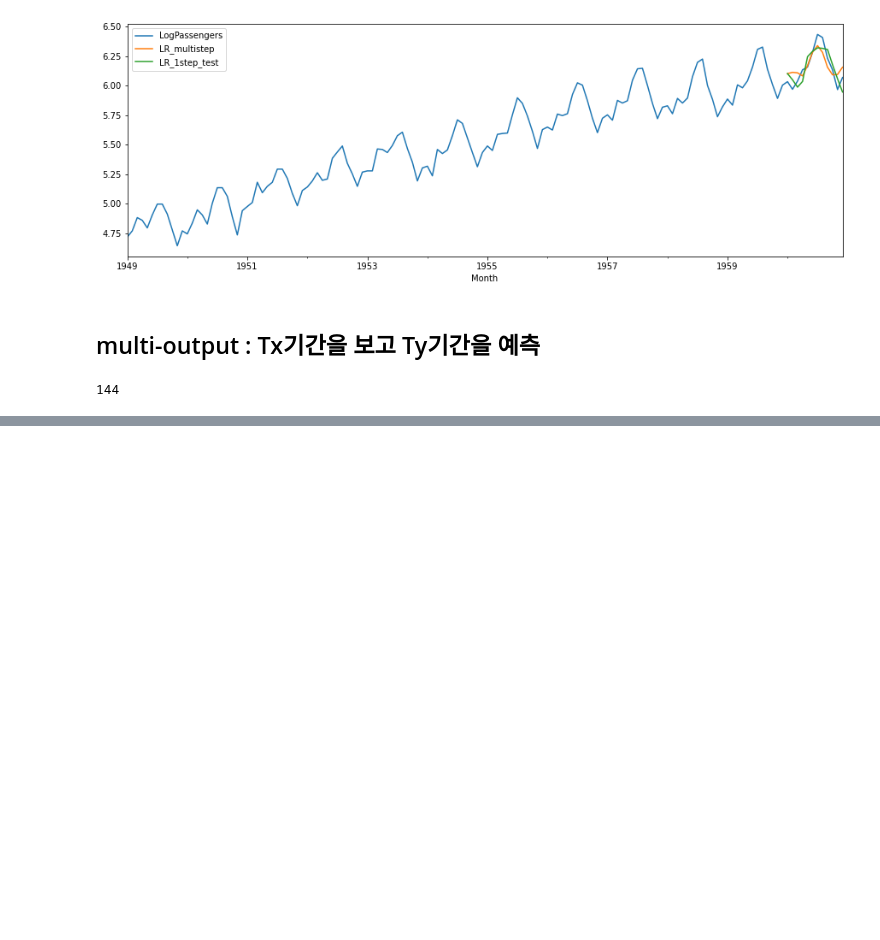
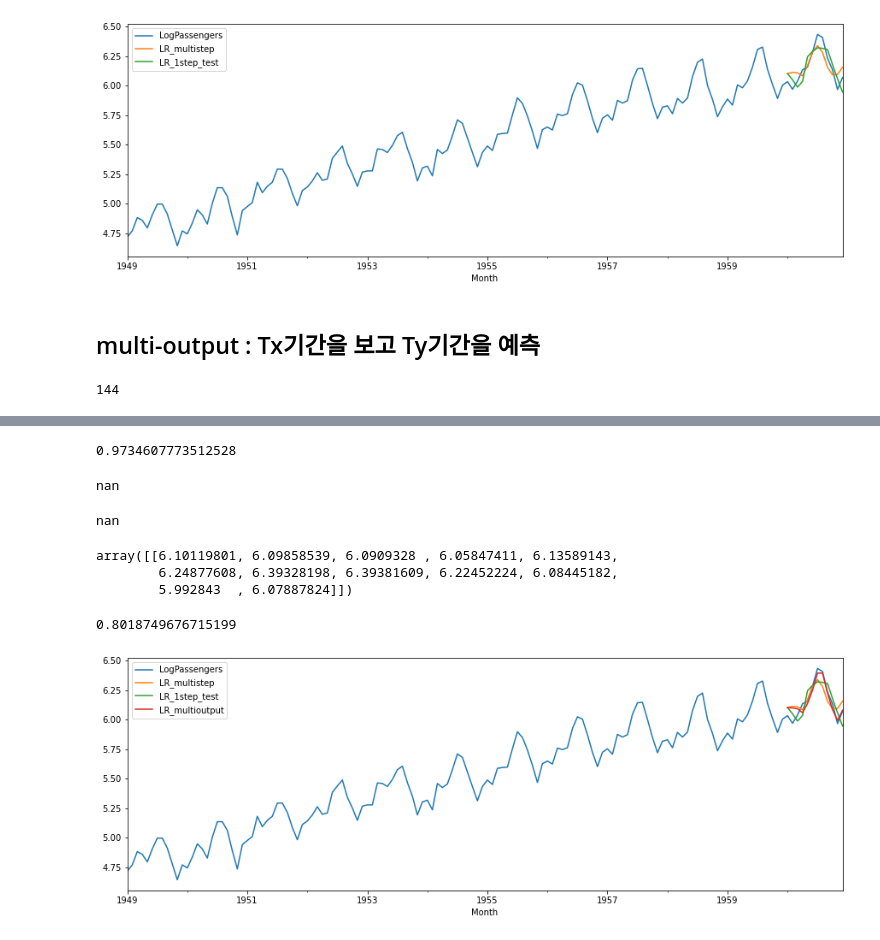
Before and after one commit to 21ckwj/Data-Analysis, a Jupyter notebook: lazy_timeseries/airpassenger1_nodifferencing.ipynb, the cells around one changed output, grey strips where cells are left out. Saved outputs shown, nothing was run; the diff lists cells and outputs as text; code cells hidden in the pictures; blank space fills up the shorter version.

```diff
--- a/lazy_timeseries/airpassenger1_nodifferencing.ipynb
+++ b/lazy_timeseries/airpassenger1_nodifferencing.ipynb
@@ -183,14 +192,15 @@ len(series)
 # %% [output]
 144
 # %%
+# T기간을 훈련시켜 Ty기간을 예측
 Tx=T
 Ty=Ntest
 X=[]
 Y=[]
 
-for t in range(len(series)-Tx-Ty):
+for t in range(len(series)-Tx-Ty+1):
     x = series[t:t+Tx]
-    y = series[t+Tx:t+Tx+Ty]
+    y = series[t+Tx : t+Tx+Ty]
     X.append(x)
     Y.append(y)
 # %%
@@ -205,0 +224,36 @@ Xtest_m, Ytest_m = X[-1:], Y[-1:]
+# %%
+lr.fit(Xtrain_m,Ytrain_m)
+lr.score(Xtrain_m,Ytrain_m)
+# %% [output]
+0.9734607773512528
+# %%
+# SST is zero!
+lr.score(Xtest_m, Ytest_m)
+# %% [output]
+nan
+# %%
+from sklearn.metrics import r2_score
+
+r2_score(lr.predict(Xtest_m),Ytest_m)
+# %% [output]
+nan
+# %%
+# 예측값이 이중array로 되어있어 계산불가
+lr.predict(Xtest_m)
+# %% [output]
+array([[6.10119801, 6.09858539, 6.0909328 , 6.05847411, 6.13589143,
+        6.24877608, 6.39328198, 6.39381609, 6.22452224, 6.08445182,
+        5.992843  , 6.07887824]])
+# %%
+# flatten()을 통해 해결
+r2_score(lr.predict(Xtest_m).flatten(),Ytest_m.flatten())
+# %% [output]
+0.8018749676715199
+# %%
+df.loc[test_idx, 'LR_multioutput'] = lr.predict(Xtest_m).flatten()
+# %%
+# 시각화
+cols = ['LogPassengers', 'LR_multistep', 'LR_1step_test', 'LR_multioutput']
+df[cols].plot(figsize=(15, 5));
+# %% [output]
+[figure, added]
```
Also changed, not shown: parts of 7 cells of this notebook.
